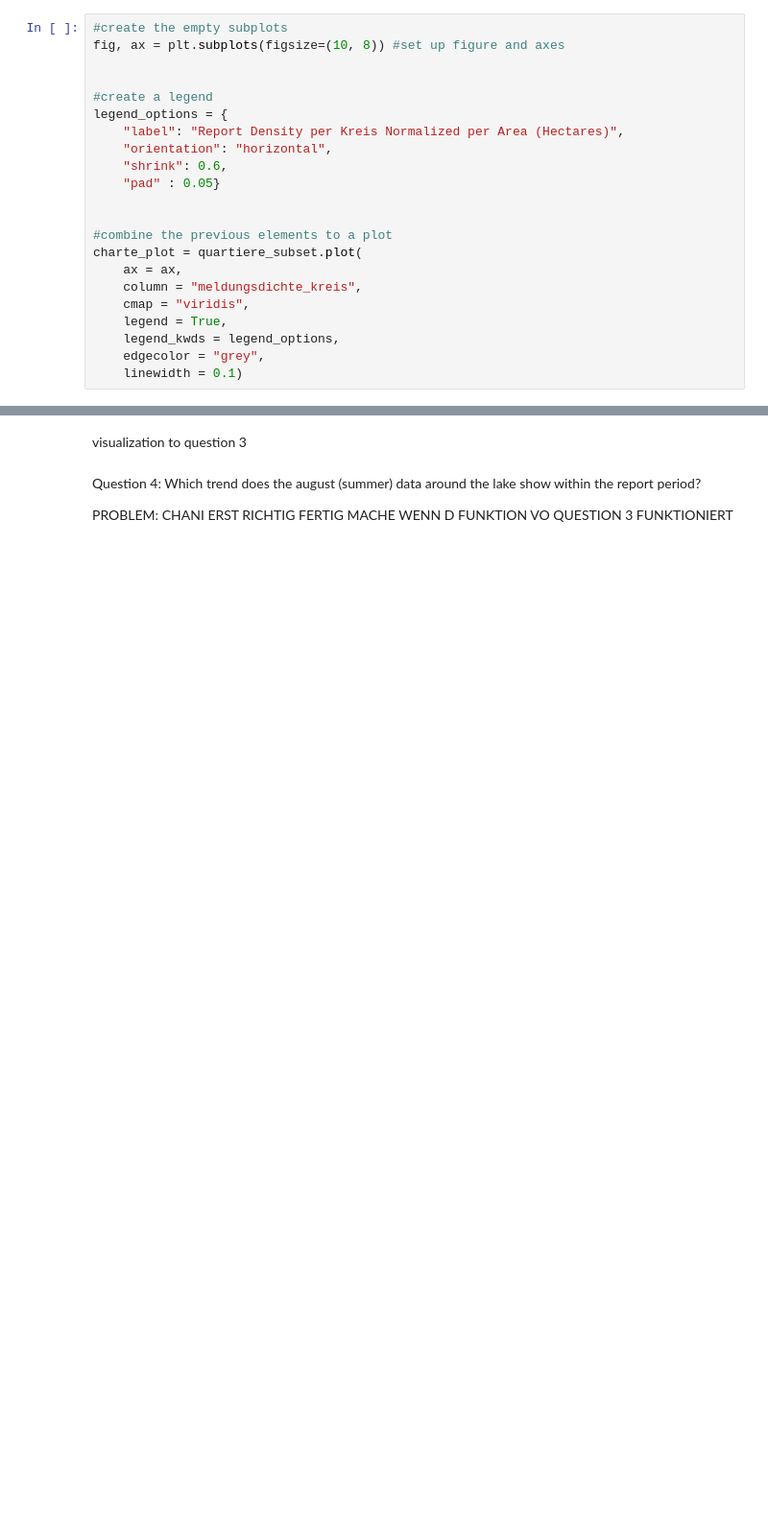
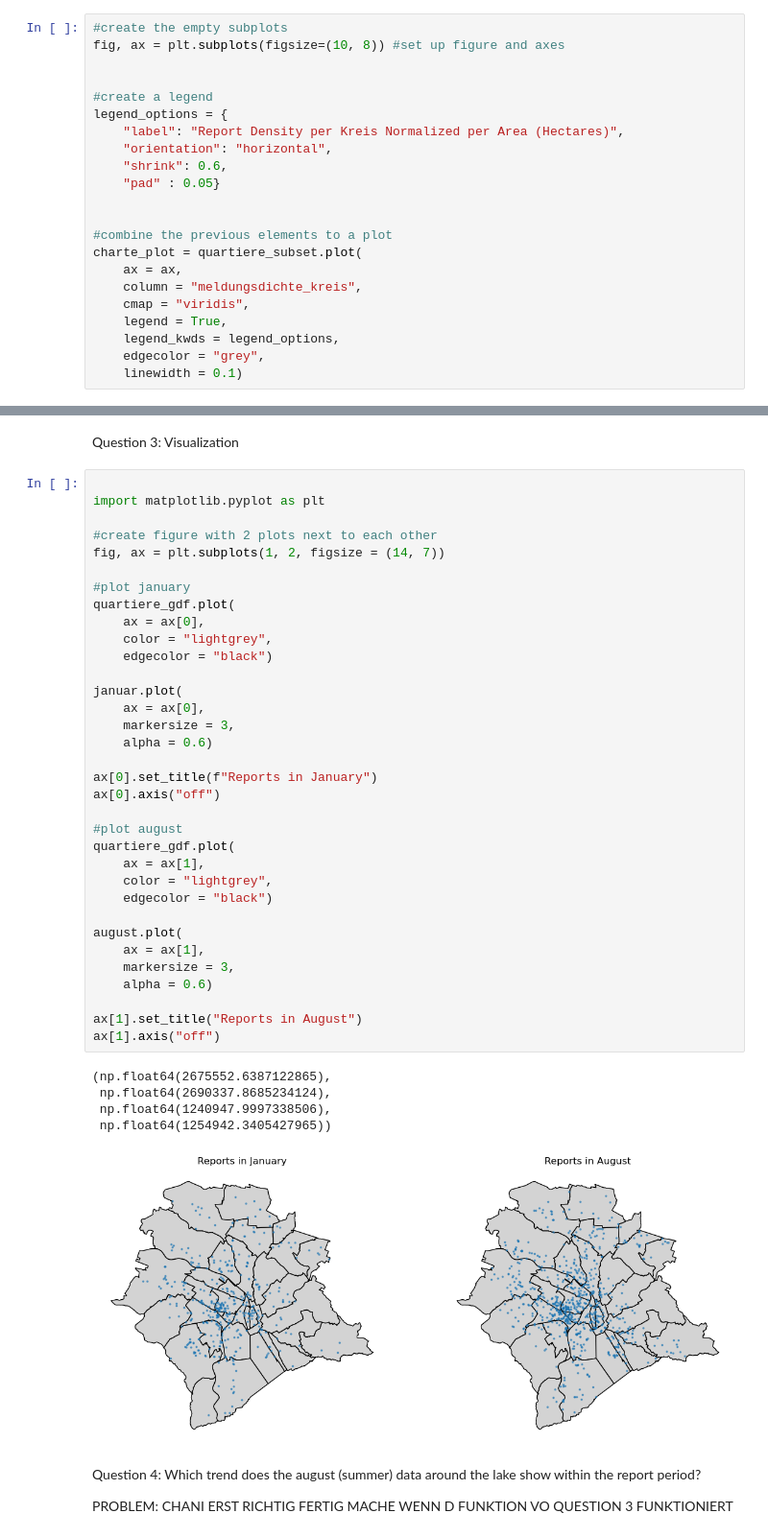
Before and after one commit to eelin-eelin/SDS210-project, a Jupyter notebook: notebooks/Project Notebook 1.ipynb, the cells around one changed output, grey strips where cells are left out. Shown at 96% size. Cells and saved outputs as stored; diff of their text form; blank space fills up the shorter version.

Commit message:
question 3: created a visualization

```diff
--- a/notebooks/Project Notebook 1.ipynb
+++ b/notebooks/Project Notebook 1.ipynb
@@ -301,5 +267,45 @@ Number of Reports in January 2023: 442
 # %% [markdown]
-visualization to question 3
+Question 3: Visualization
+# %%
+
+import matplotlib.pyplot as plt
+
+#create figure with 2 plots next to each other
+fig, ax = plt.subplots(1, 2, figsize = (14, 7))
+
+#plot january
+quartiere_gdf.plot(
+    ax = ax[0],
+    color = "lightgrey",
+    edgecolor = "black")
+
+januar.plot(
+    ax = ax[0],
+    markersize = 3,
+    alpha = 0.6)
+
+ax[0].set_title(f"Reports in January")
+ax[0].axis("off")
+
+#plot august
+quartiere_gdf.plot(
+    ax = ax[1],
+    color = "lightgrey",
+    edgecolor = "black")
+
+august.plot(
+    ax = ax[1],
+    markersize = 3,
+    alpha = 0.6)
+
+ax[1].set_title("Reports in August")
+ax[1].axis("off")
+# %% [output]
+(np.float64(2675552.6387122865),
+ np.float64(2690337.8685234124),
+ np.float64(1240947.9997338506),
+ np.float64(1254942.3405427965))
+[figure, added]
 # %% [markdown]
 Question 4: Which trend does the august (summer) data around the lake show within the report period?
 
```
Also changed, not shown: parts of 2 cells of this notebook.
